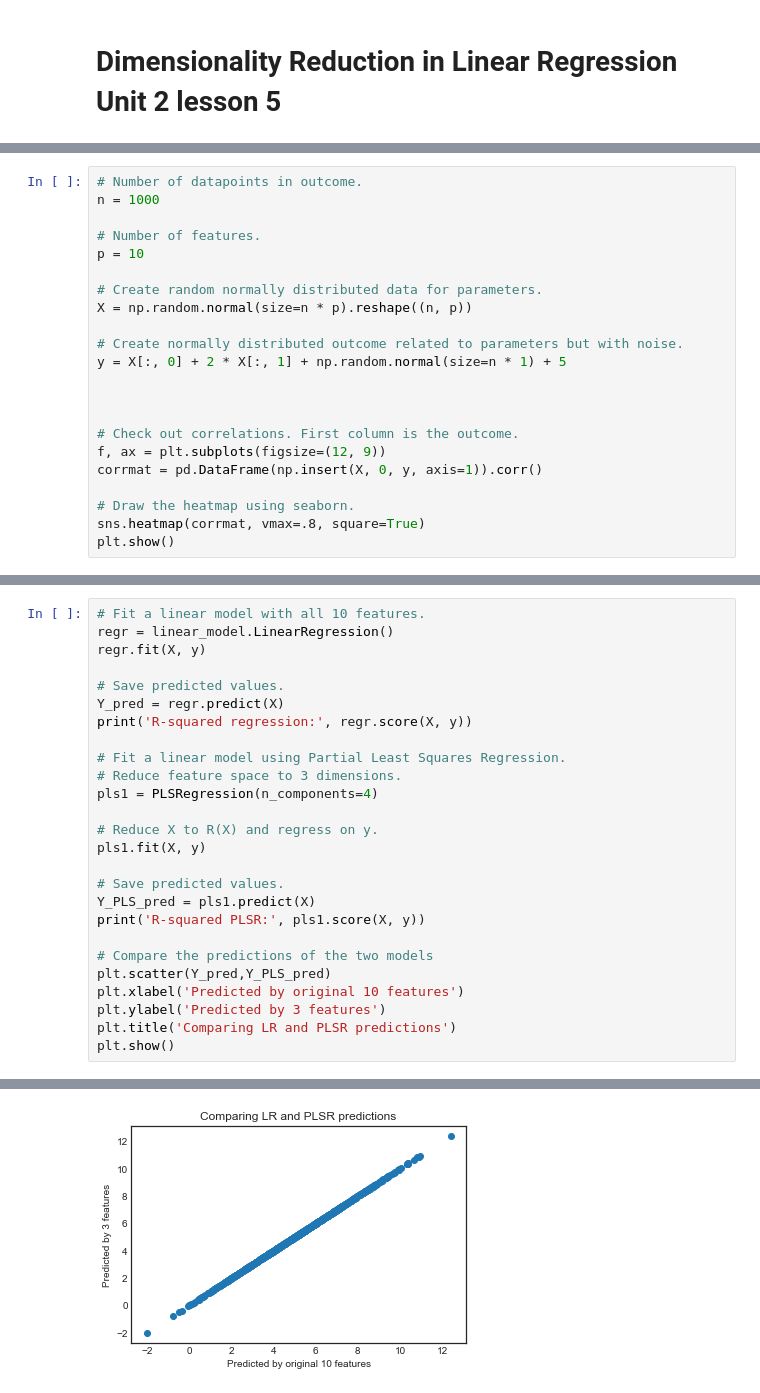
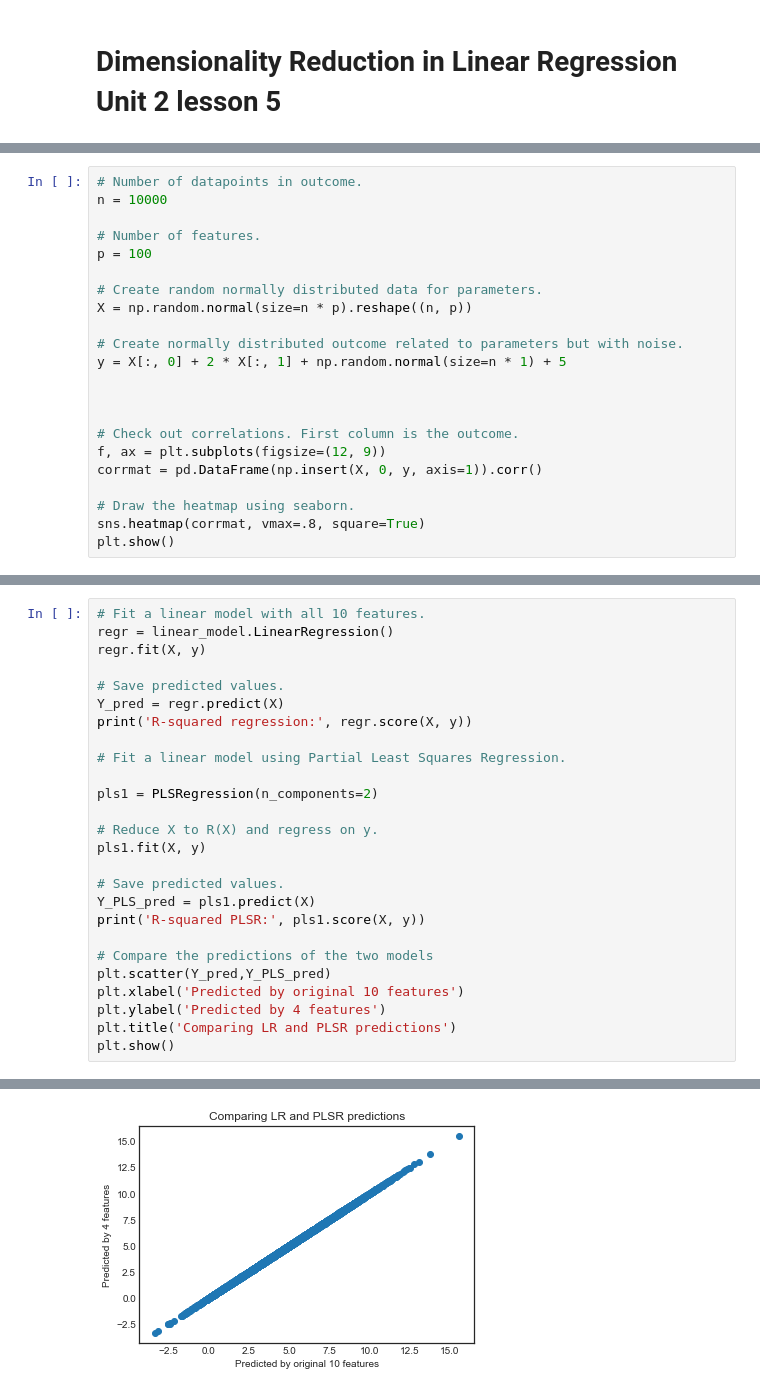
Before and after one commit to efuller11/Thinkful, a Jupyter notebook: Dimensionality Reduction in Linear Regression Unit 2 Lesson 5.ipynb, the cells around one changed output, grey strips where cells are left out. Drawn from its saved outputs; the diff is of its cells as text.

```diff
--- a/Dimensionality Reduction in Linear Regression Unit 2 Lesson 5.ipynb
+++ b/Dimensionality Reduction in Linear Regression Unit 2 Lesson 5.ipynb
@@ -22,10 +21,10 @@ warnings.filterwarnings(
 )
 # %%
 # Number of datapoints in outcome.
-n = 1000
+n = 10000
 
 # Number of features.
-p = 10
+p = 100
 
 # Create random normally distributed data for parameters.
 X = np.random.normal(size=n * p).reshape((n, p))
@@ -54,8 +53,8 @@ Y_pred = regr.predict(X)
 print('R-squared regression:', regr.score(X, y))
 
 # Fit a linear model using Partial Least Squares Regression.
-# Reduce feature space to 3 dimensions.
-pls1 = PLSRegression(n_components=4)
+
+pls1 = PLSRegression(n_components=2)
 
 # Reduce X to R(X) and regress on y.
 pls1.fit(X, y)
@@ -67,7 +66,7 @@ print('R-squared PLSR:', pls1.score(X, y))
 # Compare the predictions of the two models
 plt.scatter(Y_pred,Y_PLS_pred)
 plt.xlabel('Predicted by original 10 features')
-plt.ylabel('Predicted by 3 features')
+plt.ylabel('Predicted by 4 features')
 plt.title('Comparing LR and PLSR predictions')
 plt.show()
 # %% [output]
@@ -76 +75 @@ R-squared PLSR: 0.83552419506
-[figure, old version]
+[figure, new version]
```
Also changed, not shown: parts of 4 cells of this notebook, 6 other files.
